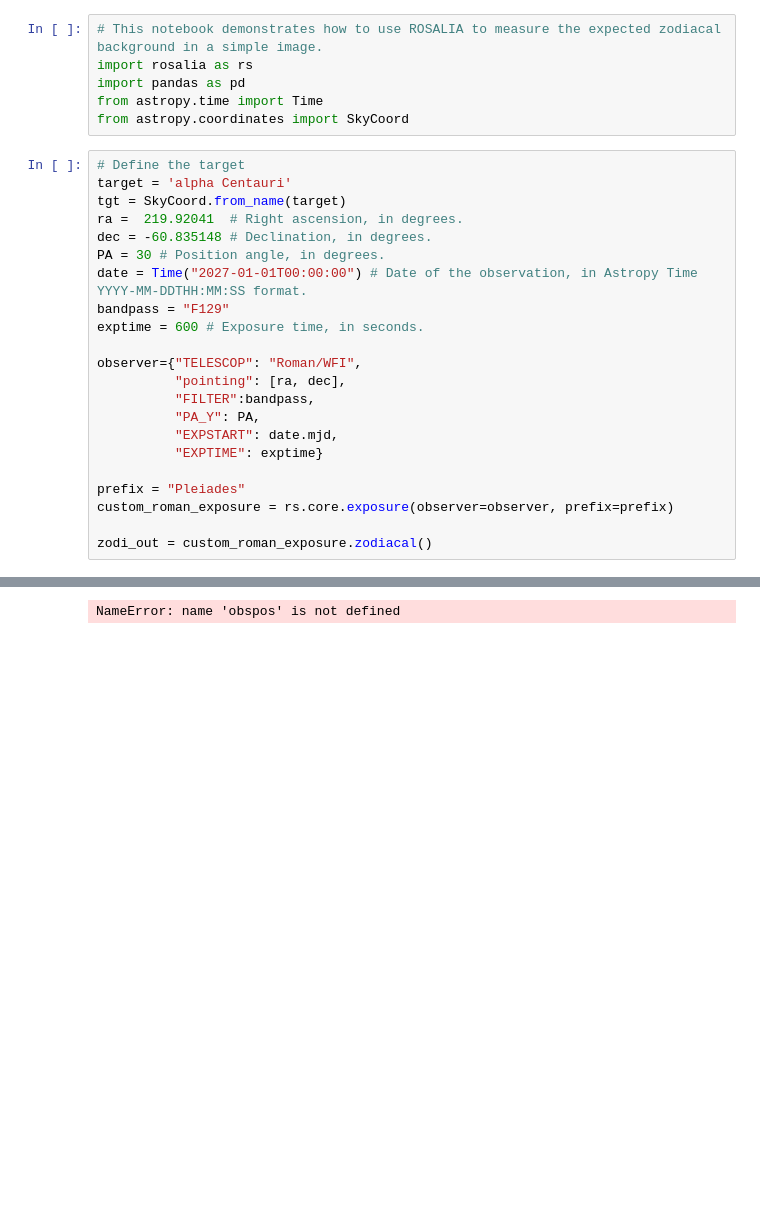
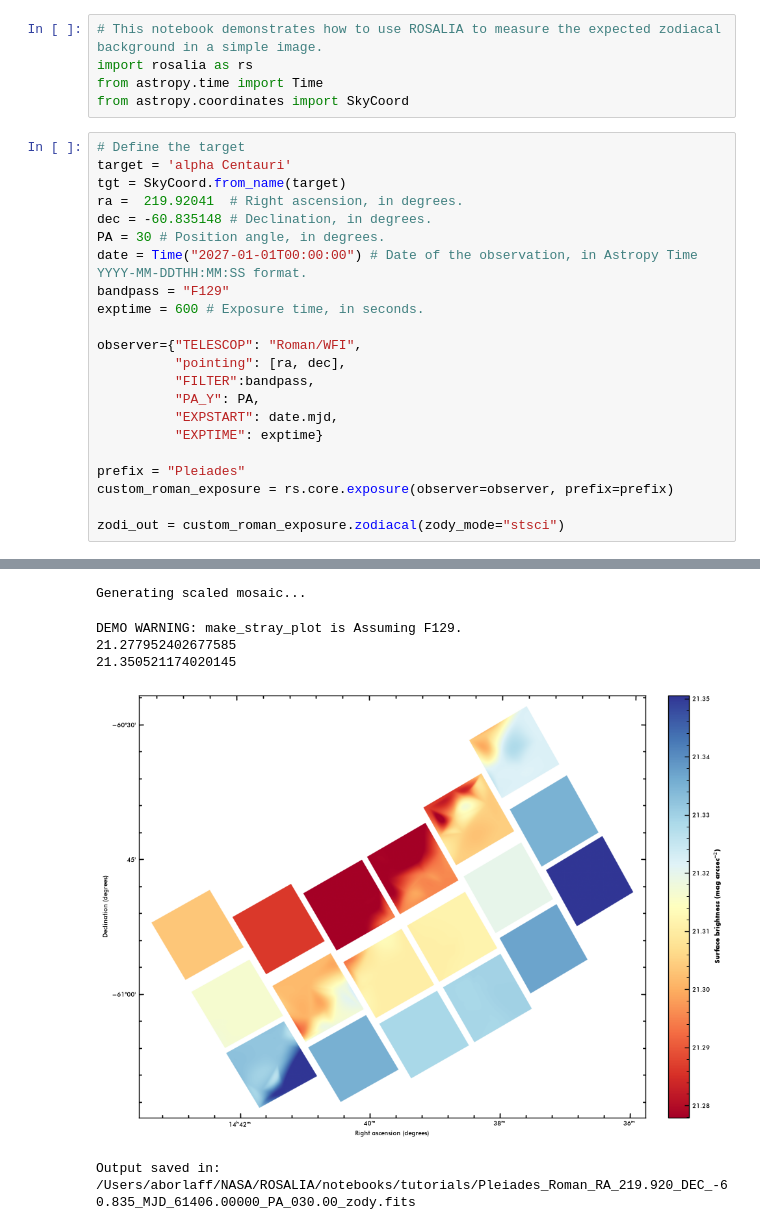
Before and after one commit to Borlaff/ROSALIA, a Jupyter notebook: notebooks/tutorials/R1_Rosalia_zody_example.ipynb, the cells around one changed output, grey strips where cells are left out. Drawn from its saved outputs; the diff is of its cells as text; blank space fills up the shorter version.

Commit message:
Zodiacal working 3 models

```diff
--- a/notebooks/tutorials/R1_Rosalia_zody_example.ipynb
+++ b/notebooks/tutorials/R1_Rosalia_zody_example.ipynb
@@ -1,7 +1,6 @@
 # %%
 # This notebook demonstrates how to use ROSALIA to measure the expected zodiacal background in a simple image.
 import rosalia as rs
-import pandas as pd
 from astropy.time import Time
 from astropy.coordinates import SkyCoord
 # %%
@@ -25,6 +24,6 @@ observer={"TELESCOP": "Roman/WFI",
 prefix = "Pleiades"
 custom_roman_exposure = rs.core.exposure(observer=observer, prefix=prefix)
 
-zodi_out = custom_roman_exposure.zodiacal()
+zodi_out = custom_roman_exposure.zodiacal(zody_mode="stsci")
 # %% [output]
 > roman_wfi_exposure
@@ -31,2 +32,7 @@ zodi_out = custom_roman_exposure.zodiacal()
 Computing Zodiacal light...
-NameError: name 'obspos' is not defined
+Generating scaled mosaic...
+DEMO WARNING: make_stray_plot is Assuming F129.
+21.277952402677585
+21.350521174020145
+[figure, added]
+Output saved in: /Users/aborlaff/NASA/ROSALIA/notebooks/tutorials/Pleiades_Roman_RA_219.920_DEC_-60.835_MJD_61406.00000_PA_030.00_zody.fits
```
Also changed, not shown: parts of 8 cells of this notebook, 9 other files.
